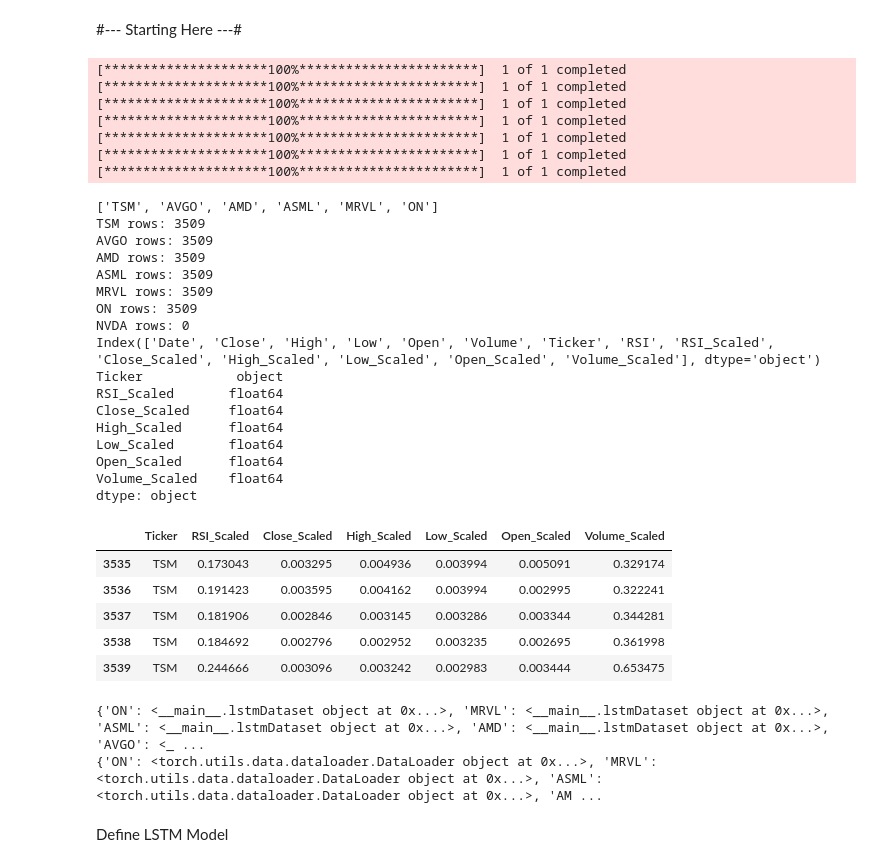
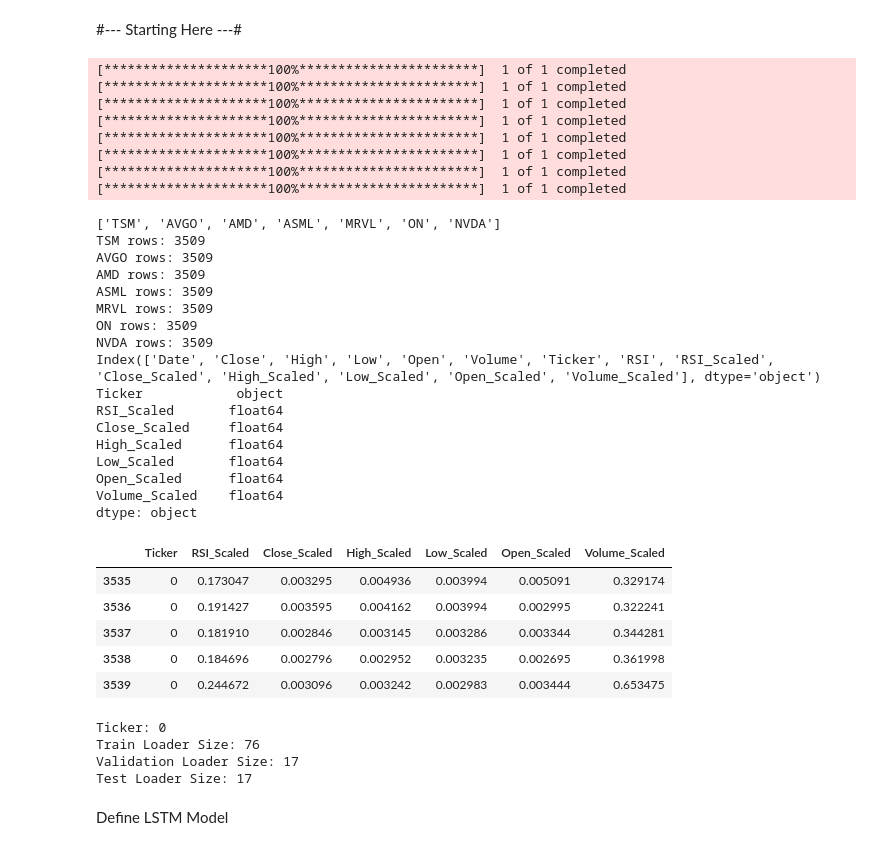
Before and after one commit to Retrospek/AlgorithmicTrading, a Jupyter notebook: backend/ArtificialIntelligence/eda.ipynb, the cells around one changed output. Drawn from its saved outputs; the diff is of its cells as text; code cells hidden in the pictures.

```diff
--- a/backend/ArtificialIntelligence/eda.ipynb
+++ b/backend/ArtificialIntelligence/eda.ipynb
@@ -53,7 +54,7 @@ def calculate_rsi(data, window=14):
     return rsi
 # %%
 NVDA = 'NVDA'
-SEMICONDUCTORS = ["TSM", "AVGO", "AMD", "ASML", "MRVL", "ON"]
+SEMICONDUCTORS = ["TSM", "AVGO", "AMD", "ASML", "MRVL", "ON", "NVDA"]
 scaler = MinMaxScaler(feature_range=(0, 1)) # Scaling RSI values for more relatable trends
 
 semiConductor_data = yf.download(NVDA, start='2010-01-01', end='2024-01-01')
@@ -71,12 +72,14 @@ for stock in SEMICONDUCTORS:
 
     stock_data['Ticker'] = stock
     stock_data['RSI'] = calculate_rsi(stock_data['Close'], window=14)
+
     stock_data['RSI_Scaled'] = scaler.fit_transform(stock_data['RSI'].values.reshape(-1, 1))
     stock_data['Close_Scaled'] = scaler.fit_transform(stock_data['Close'].values.reshape(-1, 1))
     stock_data['High_Scaled'] = scaler.fit_transform(stock_data['High'].values.reshape(-1, 1))
     stock_data['Low_Scaled'] = scaler.fit_transform(stock_data['Low'].values.reshape(-1, 1))
     stock_data['Open_Scaled'] = scaler.fit_transform(stock_data['Open'].values.reshape(-1, 1))
     stock_data['Volume_Scaled'] = scaler.fit_transform(stock_data['Volume'].values.reshape(-1, 1))
+
     stock_data.reset_index(inplace=True)
     #stock_data = stock_data[['Date', 'Close', 'High', 'Low', 'Open', 'Volume', 'Ticker', 'RSI', 'RSI_Scaled']]
     stock_data.columns = [col[0] for col in stock_data.columns]
@@ -89,43 +92,46 @@ for stock in SEMICONDUCTORS:
 semiConductor_data = semiConductor_data.dropna()
 semiConductor_data.to_csv("semiconductorData.csv", index=False)
 print([ i for i in semiConductor_data['Ticker'].unique()])
-for stock in SEMICONDUCTORS + [NVDA]:
+for stock in SEMICONDUCTORS:
     print(f"{stock} rows: {len(semiConductor_data.loc[semiConductor_data['Ticker'] == stock])}")
 
 print(semiConductor_data.columns)
 semiConductor_data.drop(columns=['Date', 'RSI', 'Close', 'High', 'Low', 'Open', 'Volume'], inplace=True)
 print(semiConductor_data.dtypes)
+semiConductor_data['Ticker'], conversion = pd.factorize(semiConductor_data['Ticker'])
+print(f"Conversion: {conversion}")
 semiConductor_data.head(5)
 # %% [output]
 [*********************100%***********************]  1 of 1 completed
 [*********************100%***********************]  1 of 1 completed
 [*********************100%***********************]  1 of 1 completed
 [*********************100%***********************]  1 of 1 completed
 [*********************100%***********************]  1 of 1 completed
 [*********************100%***********************]  1 of 1 completed
 [*********************100%***********************]  1 of 1 completed
+[*********************100%***********************]  1 of 1 completed
-['TSM', 'AVGO', 'AMD', 'ASML', 'MRVL', 'ON']
+['TSM', 'AVGO', 'AMD', 'ASML', 'MRVL', 'ON', 'NVDA']
 TSM rows: 3509
 AVGO rows: 3509
 AMD rows: 3509
 ASML rows: 3509
 MRVL rows: 3509
 ON rows: 3509
-NVDA rows: 0
+NVDA rows: 3509
 Index(['Date', 'Close', 'High', 'Low', 'Open', 'Volume', 'Ticker', 'RSI', 'RSI_Scaled', 'Close_Scaled', 'High_Scaled', 'Low_Scaled', 'Open_Scaled', 'Volume_Scaled'], dtype='object')
 Ticker            object
 RSI_Scaled       float64
 Close_Scaled     float64
 High_Scaled      float64
 Low_Scaled       float64
 Open_Scaled      float64
 Volume_Scaled    float64
 dtype: object
 |  | Ticker | RSI_Scaled | Close_Scaled | High_Scaled | Low_Scaled | Open_Scaled | Volume_Scaled |
-| 3535 | TSM | 0.173043 | 0.003295 | 0.004936 | 0.003994 | 0.005091 | 0.329174 |
-| 3536 | TSM | 0.191423 | 0.003595 | 0.004162 | 0.003994 | 0.002995 | 0.322241 |
-| 3537 | TSM | 0.181906 | 0.002846 | 0.003145 | 0.003286 | 0.003344 | 0.344281 |
-| 3538 | TSM | 0.184692 | 0.002796 | 0.002952 | 0.003235 | 0.002695 | 0.361998 |
-| 3539 | TSM | 0.244666 | 0.003096 | 0.003242 | 0.002983 | 0.003444 | 0.653475 |
+| 3535 | 0 | 0.173047 | 0.003295 | 0.004936 | 0.003994 | 0.005091 | 0.329174 |
+| 3536 | 0 | 0.191427 | 0.003595 | 0.004162 | 0.003994 | 0.002995 | 0.322241 |
+| 3537 | 0 | 0.181910 | 0.002846 | 0.003145 | 0.003286 | 0.003344 | 0.344281 |
+| 3538 | 0 | 0.184696 | 0.002796 | 0.002952 | 0.003235 | 0.002695 | 0.361998 |
+| 3539 | 0 | 0.244672 | 0.003096 | 0.003242 | 0.002983 | 0.003444 | 0.653475 |
 # %%
 class lstmDataset(Dataset):
@@ -150,20 +155,46 @@ tickers = semiConductor_data['Ticker'].unique()
 
 # Create an lstmDataset for each company and store it in company_datasets
 for ticker in tickers:
-    data = semiConductor_data[semiConductor_data['Ticker'] == ticker].drop(columns=["Ticker"])
-    company_datasets[ticker] = lstmDataset(data, input_window=20, output_window=10, features=features, targets=targets)
-print(company_datasets)
+    data = semiConductor_data[semiConductor_data['Ticker'] == ticker]
+    company_datasets[ticker] = lstmDataset(data, input_window=30, output_window=5, features=features, targets=targets)
+#print(company_datasets)
 
 batch_size = 32
-company_loaders = {}
+
+train_split = 0.7
+val_split = 0.15
+test_split = 0.15
+
+# Create DataLoaders for training, validation, and testing
+train_loaders = {}
+val_loaders = {}
+test_loaders = {}
 
 for ticker, dataset in company_datasets.items():
-    company_loaders[ticker] = DataLoader(dataset, batch_size=batch_size, shuffle=True)
+    dataset_size = len(dataset)
+    train_size = int(train_split * dataset_size)
+    val_size = int(val_split * dataset_size)
+    test_size = dataset_size - train_size - val_size  # Remaining samples for testing
 
-print(company_loaders)
+    # Perform the split
+    train_dataset, val_dataset, test_dataset = random_split(
+        dataset, [train_size, val_size, test_size]
+    )
+
+    train_loaders[ticker] = DataLoader(train_dataset, batch_size=batch_size, shuffle=False)
+    val_loaders[ticker] = DataLoader(val_dataset, batch_size=batch_size, shuffle=False)
+    test_loaders[ticker] = DataLoader(test_dataset, batch_size=batch_size, shuffle=False)
+
+example_ticker = tickers[0]
+print(f"Ticker: {example_ticker}")
+print(f"Train Loader Size: {len(train_loaders[example_ticker])}")
+print(f"Validation Loader Size: {len(val_loaders[example_ticker])}")
+print(f"Test Loader Size: {len(test_loaders[example_ticker])}")
 # %% [output]
-{'ON': <__main__.lstmDataset object at 0x...>, 'MRVL': <__main__.lstmDataset object at 0x...>, 'ASML': <__main__.lstmDataset object at 0x...>, 'AMD': <__main__.lstmDataset object at 0x...>, 'AVGO': <_ ...
-{'ON': <torch.utils.data.dataloader.DataLoader object at 0x...>, 'MRVL': <torch.utils.data.dataloader.DataLoader object at 0x...>, 'ASML': <torch.utils.data.dataloader.DataLoader object at 0x...>, 'AM ...
+Ticker: 0
+Train Loader Size: 76
+Validation Loader Size: 17
+Test Loader Size: 17
 # %% [markdown]
 Define LSTM Model
 # %%
```
Also changed, not shown: parts of 5 cells of this notebook, 6 other files.
